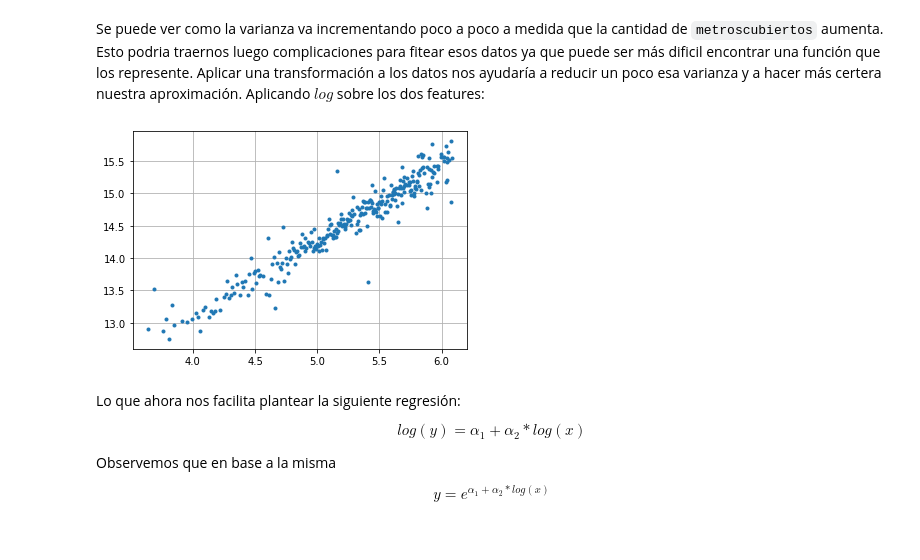
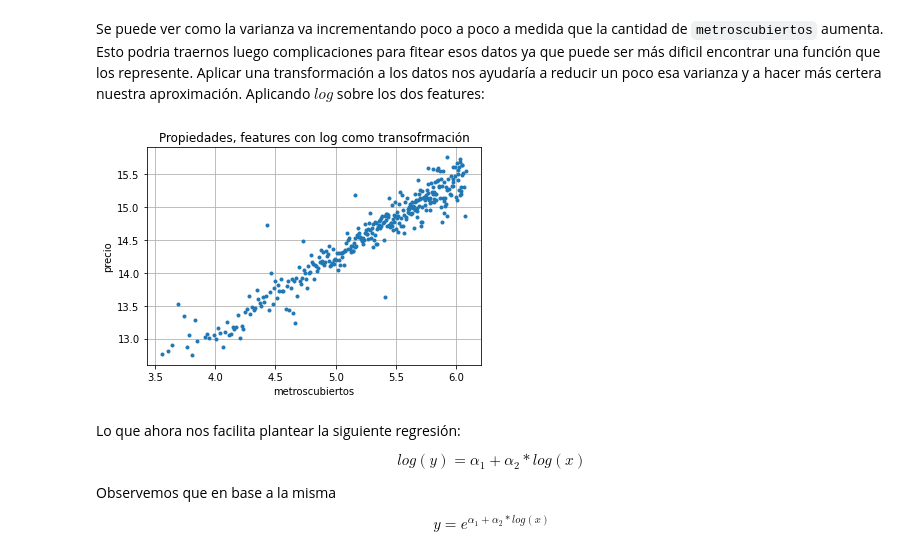
Before and after one commit to fzanollo/metodos-num, a Jupyter notebook: tp3/notebooks/PruebaDeConcepto.ipynb, the cells around one changed output. Drawn from its saved outputs; the diff is of its cells as text; code cells hidden in the pictures.

```diff
--- a/tp3/notebooks/PruebaDeConcepto.ipynb
+++ b/tp3/notebooks/PruebaDeConcepto.ipynb
@@ -159,20 +250,18 @@ El objetivo es inferir la relación entre, en este caso `precio` medio en funci
 # %%
-# ¿ *esto vs sin agrupar* ?
+limit = math.floor(selection_df.shape[0] * .9)
 
-train_feature_df = train_df.groupby('metroscubiertos').mean().reset_index()
-test_feature_df = test_df.groupby('metroscubiertos').mean().reset_index()
+train_df = selection_df[:limit][['metroscubiertos', 'precio']]
+test_df = selection_df[limit:][['metroscubiertos', 'precio']]
+
+print(f"train_df {train_df.shape}")
+print(f"test_df {test_df.shape}")
 
 # removemos outliers de train set
-train_feature_df = train_feature_df[(np.abs(stats.zscore(train_feature_df)) < 3).all(axis=1)]
+train_df = train_df[(np.abs(stats.zscore(train_df)) < 3).all(axis=1)]
 
 # graficamos para hacernos una idea de la linealidad entre las dos variables
-train_feature_df.plot.scatter(y='precio', x='metroscubiertos')
+train_df.plot.scatter(y='precio', x='metroscubiertos')
+plt.title("Propiedades, precio por métros cubiertos")
 plt.grid(True)
 plt.show()
-
-x = train_feature_df['metroscubiertos']
-y = train_feature_df['precio']
-
-x_test = test_feature_df['metroscubiertos']
-y_test = test_feature_df['precio']
 # %% [output]
@@ -179,0 +283,8 @@ y_test = test_feature_df['precio']
+# %%
+train_df = train_df.groupby('metroscubiertos').mean().reset_index()
+
+# graficamos para hacernos una idea de la linealidad entre las dos variables
+train_df.plot.scatter(y='precio', x='metroscubiertos')
+plt.title("Propiedades, media de precio agrupando por metros cubiertos")
+plt.grid(True)
+plt.show()
@@ -180,11 +293,14 @@ y_test = test_feature_df['precio']
 # %% [markdown]
 Se puede ver como la varianza va incrementando poco a poco a medida que la cantidad de `metroscubiertos` aumenta. Esto podria traernos luego complicaciones para fitear esos datos ya que puede ser más dificil encontrar una función que los represente. Aplicar una transformación a los datos nos ayudaría a reducir un poco esa varianza y a hacer más certera nuestra aproximación. Aplicando $log$ sobre los dos features:
 # %%
-plt.plot(np.log(x), np.log(y), '.')
+plt.plot(np.log(train_df['metroscubiertos']), np.log(train_df['precio']), '.')
+plt.title("Propiedades, features con log como transofrmación")
+plt.xlabel("metroscubiertos")
+plt.ylabel("precio")
 plt.grid(True)
 plt.show()
 # %% [output]
-[figure, old version]
+[figure, new version]
 # %% [markdown]
 Lo que ahora nos facilita plantear la siguiente regresión:
 
```
Also changed, not shown: parts of 48 cells of this notebook, 3 other files.
